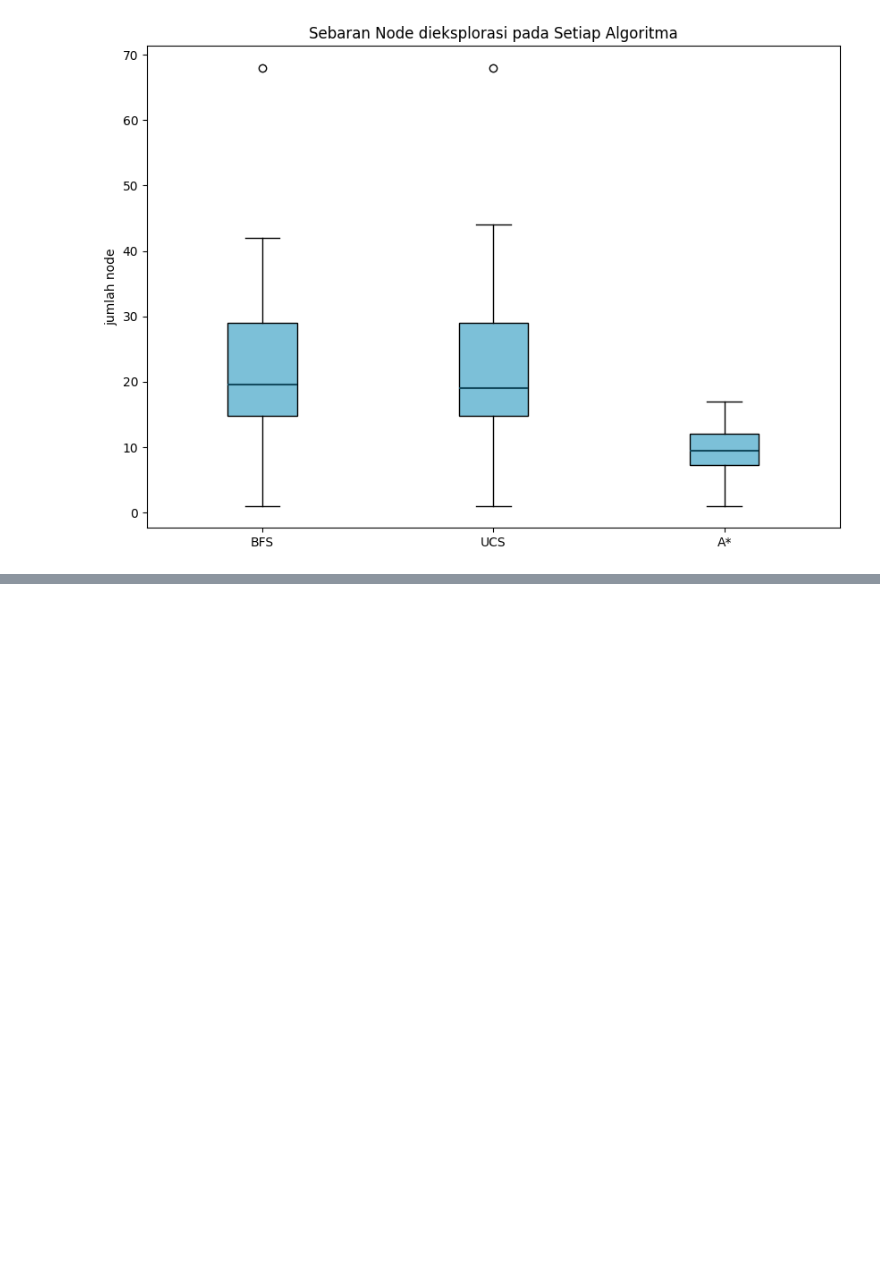
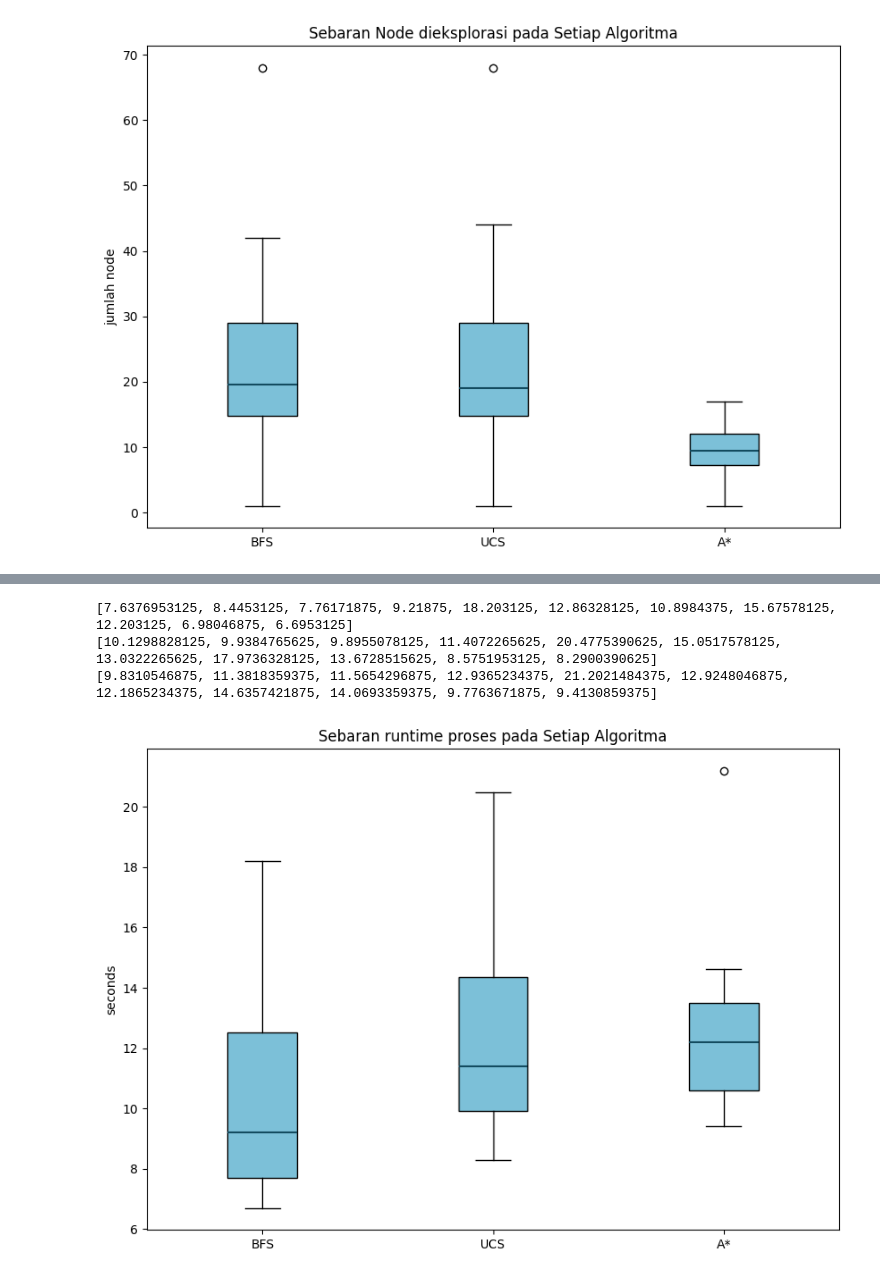
Before and after one commit to walidan-nadilaw/Grid-World-Search-AI, a Jupyter notebook: source/visualize.ipynb, the cells around one changed output, grey strips where cells are left out. Saved outputs shown, nothing was run; the diff lists cells and outputs as text; code cells hidden in the pictures; blank space fills up the shorter version.

```diff
--- a/source/visualize.ipynb
+++ b/source/visualize.ipynb
@@ -41,13 +43,3 @@ for file in file_list:
     starts.append(start)
     goals.append(goal)
     count += 1
-# %%
-bfs_explored = []
-bfs_time = []
-bfs_memory = []
-
-for i in range(count):
-    nExp_BFS, pathCost_BFS, path_BFS, time_BFS, memory_BFS = BFS(rows[i], cols[i], grids[i], starts[i], goals[i])
-    bfs_explored.append(nExp_BFS)
-    bfs_time.append(time_BFS)
-    bfs_memory.append(memory_BFS)
@@ -65,10 +45,0 @@ for i in range(count):
-# %%
-Astar_explored = []
-Astar_time = []
-Astar_memory = []
-
-for i in range(count):
-    nExp_Astar, pathCost_Astar, path_Astar, time_Astar, memory_Astar = astar(rows[i], cols[i], grids[i], starts[i], goals[i])
-    Astar_explored.append(nExp_Astar)
-    Astar_time.append(time_Astar)
-    Astar_memory.append(memory_Astar)
@@ -137,0 +165,35 @@ visualize(data, "runtime proses", "seconds")
+# %%
+#memory
+def bToKb(x):
+    return x / 1024
+
+databfs = bfs_memory.copy()
+dataUCS = UCS_memory.copy()
+dataAstar = Astar_memory.copy()
+
+databfs = [bToKb(x) for x in bfs_memory]
+dataUCS = [bToKb(x) for x in UCS_memory]
+dataAstar = [bToKb(x) for x in Astar_memory]
+
+# Hilangin pencilan
+databfs.pop(4)
+databfs.pop(8)
+databfs.pop(8)
+dataUCS.pop(4)
+dataUCS.pop(8)
+dataUCS.pop(8)
+dataAstar.pop(4)
+dataAstar.pop(8)
+dataAstar.pop(8)
+
+print(databfs)
+print(dataUCS)
+print(dataAstar)
+
+data = [databfs, dataUCS, dataAstar]
+visualize(data, "runtime proses", "seconds")
+# %% [output]
+[7.6376953125, 8.4453125, 7.76171875, 9.21875, 18.203125, 12.86328125, 10.8984375, 15.67578125, 12.203125, 6.98046875, 6.6953125]
+[10.1298828125, 9.9384765625, 9.8955078125, 11.4072265625, 20.4775390625, 15.0517578125, 13.0322265625, 17.9736328125, 13.6728515625, 8.5751953125, 8.2900390625]
+[9.8310546875, 11.3818359375, 11.5654296875, 12.9365234375, 21.2021484375, 12.9248046875, 12.1865234375, 14.6357421875, 14.0693359375, 9.7763671875, 9.4130859375]
+[figure, added]
```
Also changed, not shown: parts of 5 cells of this notebook, 1 other file.
